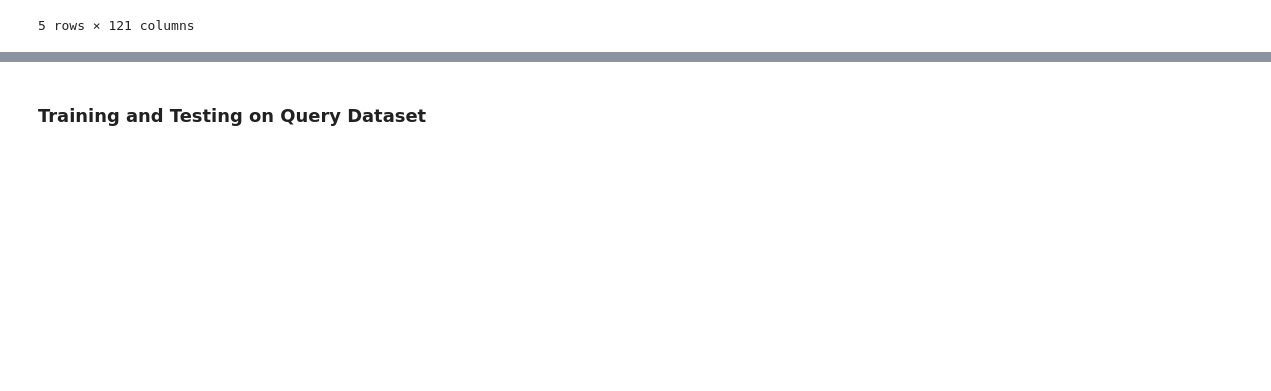
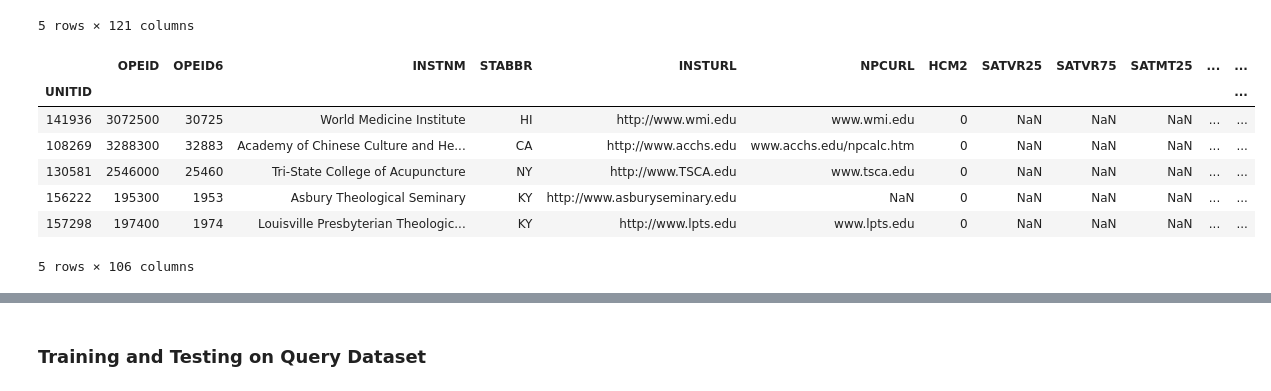
Before and after one commit to VIDA-NYU/prida, a Jupyter notebook: use-cases/check-improvement-after-augmentation.ipynb, the cells around one changed output, grey strips where cells are left out. Drawn from its saved outputs; the diff is of its cells as text; code cells hidden in the pictures; blank space fills up the shorter version.

```diff
--- a/use-cases/check-improvement-after-augmentation.ipynb
+++ b/use-cases/check-improvement-after-augmentation.ipynb
@@ -379,0 +574,11 @@ scorecard.head()
+# %%
+scorecard.head()
+# %% [output]
+|  | OPEID | OPEID6 | INSTNM | STABBR | INSTURL | NPCURL | HCM2 | SATVR25 | SATVR75 | SATMT25 | ... | ... |
+| UNITID |  |  |  |  |  |  |  |  |  |  |  | ... |
+| 141936 | 3072500 | 30725 | World Medicine Institute | HI | http://www.wmi.edu | www.wmi.edu | 0 | NaN | NaN | NaN | ... | ... |
+| 108269 | 3288300 | 32883 | Academy of Chinese Culture and He... | CA | http://www.acchs.edu | www.acchs.edu/npcalc.htm | 0 | NaN | NaN | NaN | ... | ... |
+| 130581 | 2546000 | 25460 | Tri-State College of Acupuncture | NY | http://www.TSCA.edu | www.tsca.edu | 0 | NaN | NaN | NaN | ... | ... |
+| 156222 | 195300 | 1953 | Asbury Theological Seminary | KY | http://www.asburyseminary.edu | NaN | 0 | NaN | NaN | NaN | ... | ... |
+| 157298 | 197400 | 1974 | Louisville Presbyterian Theologic... | KY | http://www.lpts.edu | www.lpts.edu | 0 | NaN | NaN | NaN | ... | ... |
+5 rows × 106 columns
```
Also changed, not shown: parts of 52 cells of this notebook, 15 other files.
